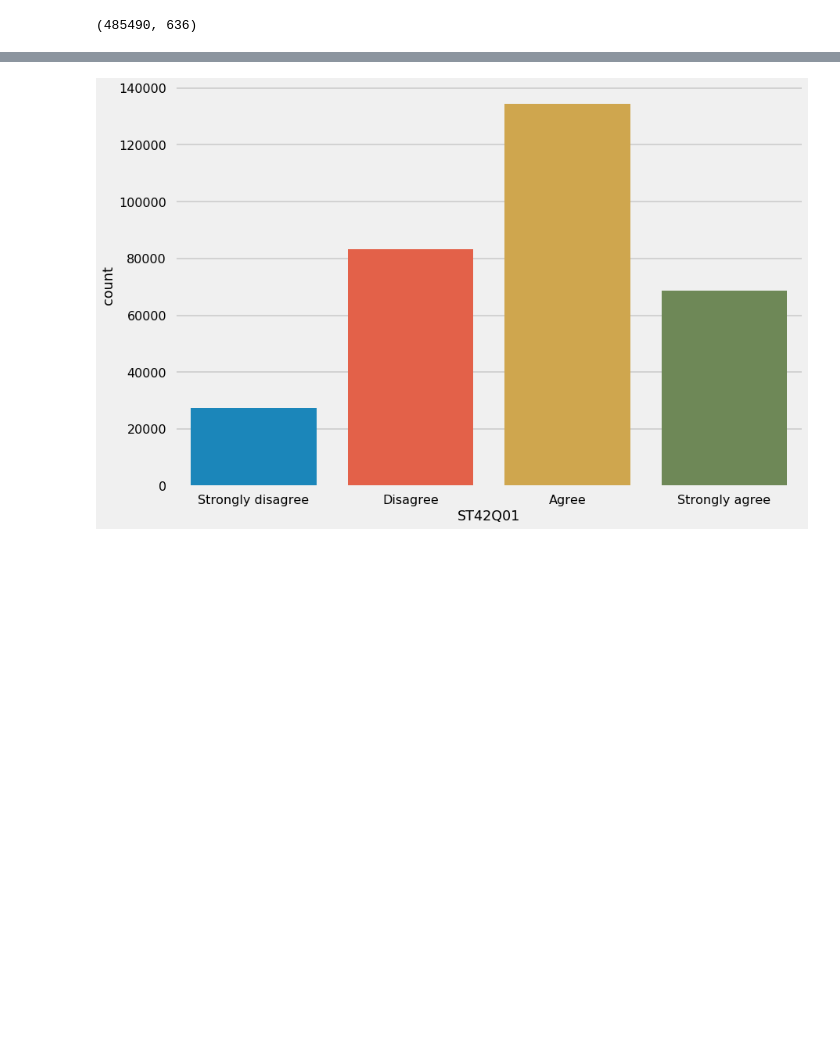
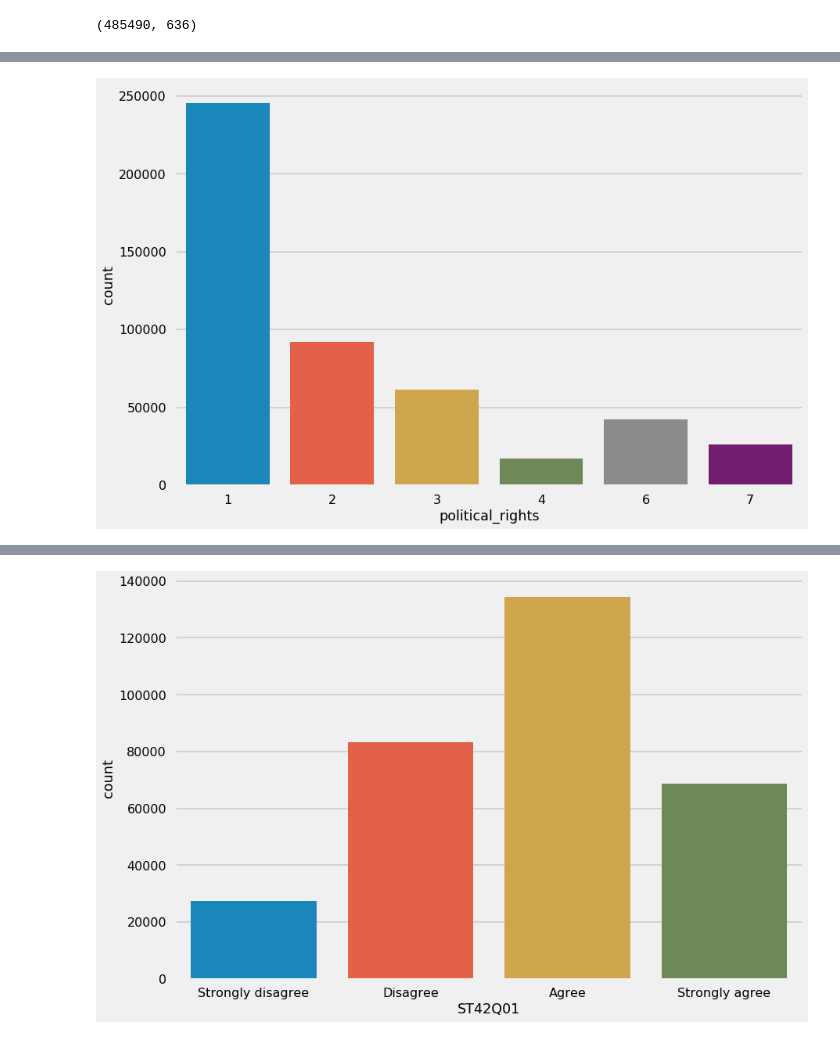
Before and after one commit to kennethn/data-analyst-nanodegree, a Jupyter notebook: 5_Communicate_Data_Findings/PISA_Data_Exploration.ipynb, the cells around one changed output, grey strips where cells are left out. Saved outputs shown, nothing was run; the diff lists cells and outputs as text; code cells hidden in the pictures; blank space fills up the shorter version.

```diff
--- a/5_Communicate_Data_Findings/PISA_Data_Exploration.ipynb
+++ b/5_Communicate_Data_Findings/PISA_Data_Exploration.ipynb
@@ -84,0 +88,5 @@ df.describe()
+# %%
+sns.countplot(data=df_clean, x='political_rights')
+plt.show()
+# %% [output]
+[figure, added]
```
Also changed, not shown: parts of 29 cells of this notebook, 2 other files.
